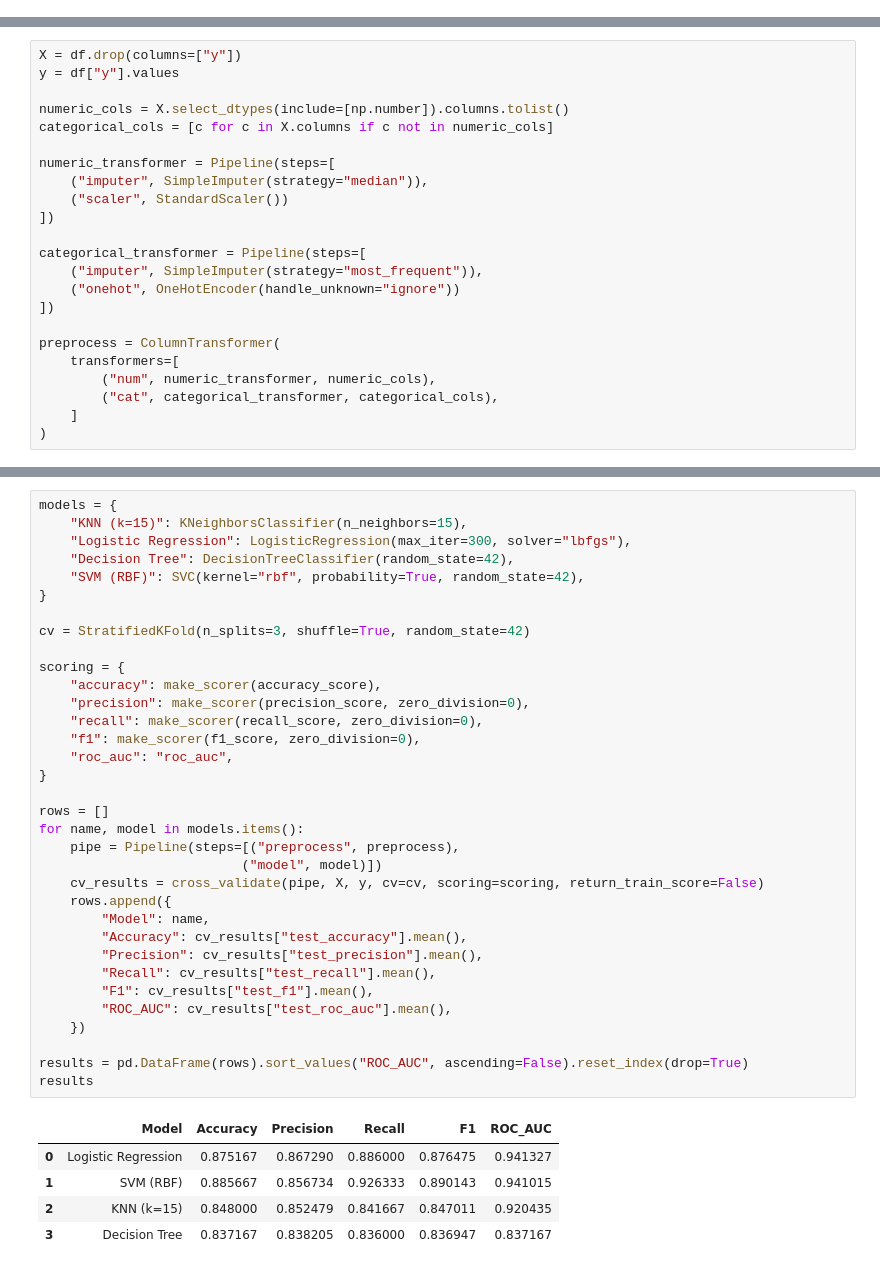
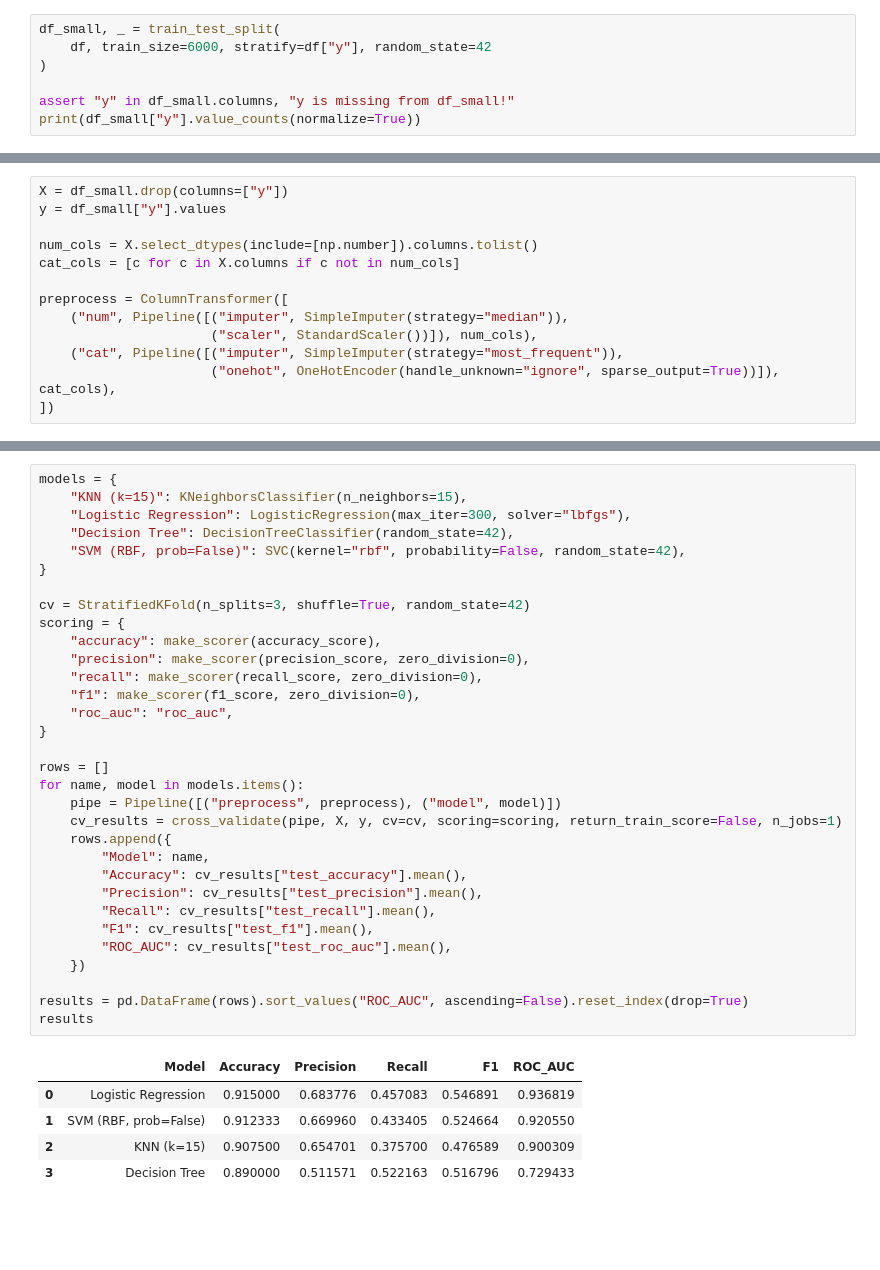
Before and after one commit to rh2098ta/Practicalapplication3, a Jupyter notebook: practical3.ipynb, the cells around one changed output, grey strips where cells are left out. Saved outputs shown, nothing was run; the diff lists cells and outputs as text; blank space fills up the shorter version.

```diff
--- a/practical3.ipynb
+++ b/practical3.ipynb
@@ -57,0 +34,7 @@ dtype: float64
+# %%
+df_small, _ = train_test_split(
+    df, train_size=6000, stratify=df["y"], random_state=42
+)
+
+assert "y" in df_small.columns, "y is missing from df_small!"
+print(df_small["y"].value_counts(normalize=True))
@@ -58,23 +46,13 @@ dtype: float64
 # %%
-X = df.drop(columns=["y"])
-y = df["y"].values
+X = df_small.drop(columns=["y"])
+y = df_small["y"].values
 
-numeric_cols = X.select_dtypes(include=[np.number]).columns.tolist()
-categorical_cols = [c for c in X.columns if c not in numeric_cols]
+num_cols = X.select_dtypes(include=[np.number]).columns.tolist()
+cat_cols = [c for c in X.columns if c not in num_cols]
 
-numeric_transformer = Pipeline(steps=[
-    ("imputer", SimpleImputer(strategy="median")),
-    ("scaler", StandardScaler())
+preprocess = ColumnTransformer([
+    ("num", Pipeline([("imputer", SimpleImputer(strategy="median")),
+                      ("scaler", StandardScaler())]), num_cols),
+    ("cat", Pipeline([("imputer", SimpleImputer(strategy="most_frequent")),
+                      ("onehot", OneHotEncoder(handle_unknown="ignore", sparse_output=True))]), cat_cols),
 ])
-
-categorical_transformer = Pipeline(steps=[
-    ("imputer", SimpleImputer(strategy="most_frequent")),
-    ("onehot", OneHotEncoder(handle_unknown="ignore"))
-])
-
-preprocess = ColumnTransformer(
-    transformers=[
-        ("num", numeric_transformer, numeric_cols),
-        ("cat", categorical_transformer, categorical_cols),
-    ]
-)
@@ -87,39 +60,37 @@ df_small = (df.groupby("y", group_keys=False)
 models = {
     "KNN (k=15)": KNeighborsClassifier(n_neighbors=15),
     "Logistic Regression": LogisticRegression(max_iter=300, solver="lbfgs"),
     "Decision Tree": DecisionTreeClassifier(random_state=42),
-    "SVM (RBF)": SVC(kernel="rbf", probability=True, random_state=42),
+    "SVM (RBF, prob=False)": SVC(kernel="rbf", probability=False, random_state=42),
 }
 
 cv = StratifiedKFold(n_splits=3, shuffle=True, random_state=42)
-
 scoring = {
     "accuracy": make_scorer(accuracy_score),
     "precision": make_scorer(precision_score, zero_division=0),
     "recall": make_scorer(recall_score, zero_division=0),
     "f1": make_scorer(f1_score, zero_division=0),
     "roc_auc": "roc_auc",
 }
 
 rows = []
 for name, model in models.items():
-    pipe = Pipeline(steps=[("preprocess", preprocess),
-                          ("model", model)])
-    cv_results = cross_validate(pipe, X, y, cv=cv, scoring=scoring, return_train_score=False)
+    pipe = Pipeline([("preprocess", preprocess), ("model", model)])
+    cv_results = cross_validate(pipe, X, y, cv=cv, scoring=scoring, return_train_score=False, n_jobs=1)
     rows.append({
         "Model": name,
         "Accuracy": cv_results["test_accuracy"].mean(),
         "Precision": cv_results["test_precision"].mean(),
         "Recall": cv_results["test_recall"].mean(),
         "F1": cv_results["test_f1"].mean(),
         "ROC_AUC": cv_results["test_roc_auc"].mean(),
     })
 
 results = pd.DataFrame(rows).sort_values("ROC_AUC", ascending=False).reset_index(drop=True)
 results
 # %% [output]
 |  | Model | Accuracy | Precision | Recall | F1 | ROC_AUC |
-| 0 | Logistic Regression | 0.875167 | 0.867290 | 0.886000 | 0.876475 | 0.941327 |
-| 1 | SVM (RBF) | 0.885667 | 0.856734 | 0.926333 | 0.890143 | 0.941015 |
-| 2 | KNN (k=15) | 0.848000 | 0.852479 | 0.841667 | 0.847011 | 0.920435 |
-| 3 | Decision Tree | 0.837167 | 0.838205 | 0.836000 | 0.836947 | 0.837167 |
+| 0 | Logistic Regression | 0.915000 | 0.683776 | 0.457083 | 0.546891 | 0.936819 |
+| 1 | SVM (RBF, prob=False) | 0.912333 | 0.669960 | 0.433405 | 0.524664 | 0.920550 |
+| 2 | KNN (k=15) | 0.907500 | 0.654701 | 0.375700 | 0.476589 | 0.900309 |
+| 3 | Decision Tree | 0.890000 | 0.511571 | 0.522163 | 0.516796 | 0.729433 |
```
Also changed, not shown: parts of 19 cells of this notebook.
